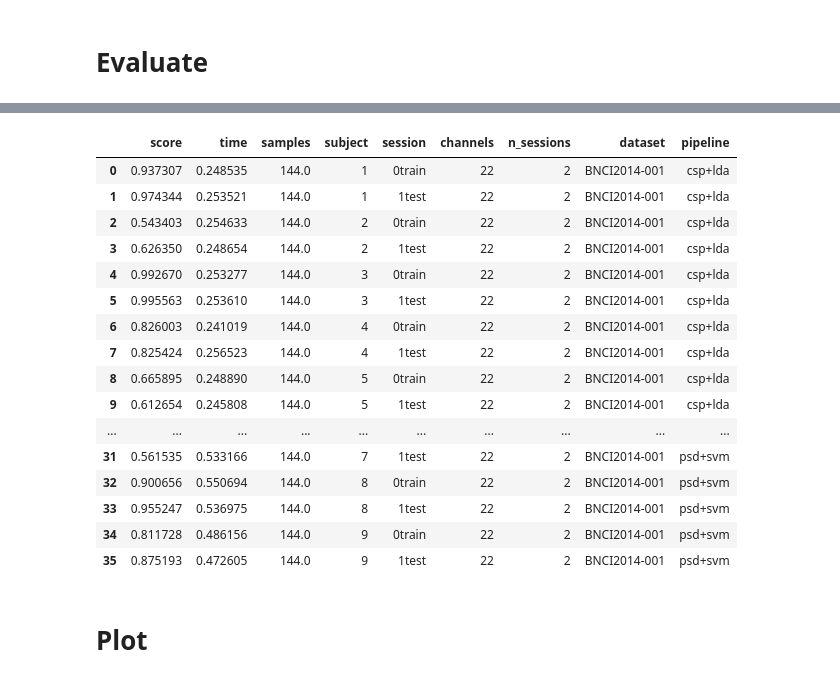
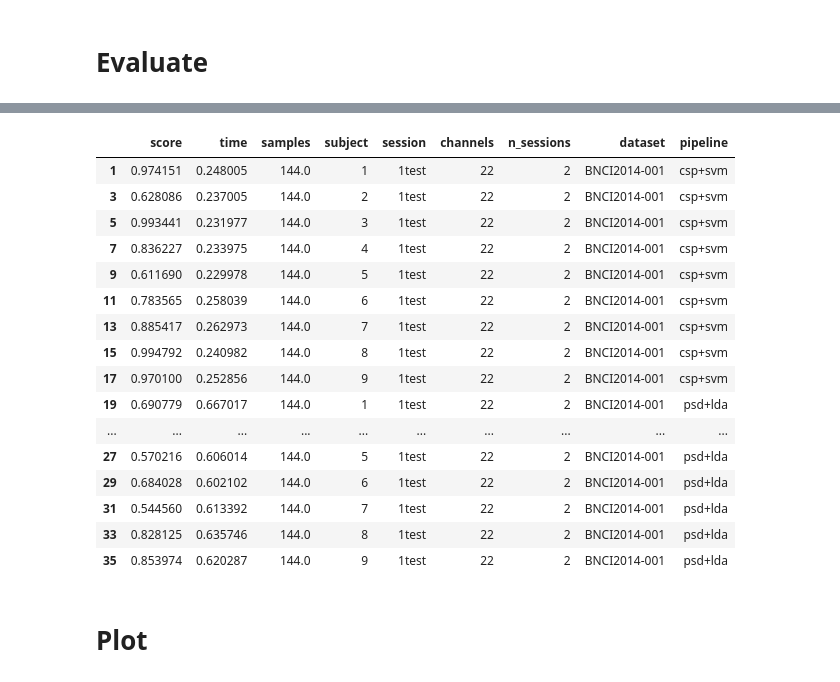
Before and after one commit to ad-jusk/eeg_transformer, a Jupyter notebook: mtl.ipynb, the cells around one changed output, grey strips where cells are left out. Saved outputs shown, nothing was run; the diff lists cells and outputs as text; code cells hidden in the pictures.

```diff
--- a/mtl.ipynb
+++ b/mtl.ipynb
@@ -28,7 +28,7 @@ warnings.filterwarnings("ignore")
 # %%
 dataset = BNCI2014_001()
 dataset.subject_list = [1, 2, 3, 4, 5, 6, 7, 8, 9]
-paradigm = LeftRightImagery()
+paradigm = LeftRightImagery(channels=None)
 data = dataset.get_data(subjects=[1])
 data[1]["0train"]["0"]
 # %% [output]
@@ -56,17 +56,19 @@ data[1]["0train"]["0"]
 **2** - PSD + LDA
 # %%
 pipelines = {
-    "csp+lda": make_pipeline(CSP(n_components=6), LDA()),
-    "psd+svm": make_pipeline(
+    "csp+svm": make_pipeline(CSP(n_components=6), SVC(kernel="linear")),
+    "psd+lda": make_pipeline(
+
         PSDEstimator(fmin=7, fmax=31, sfreq=250),
         FunctionTransformer(lambda X: X.reshape(X.shape[0], -1)),
-        SVC(kernel="linear"),
+        LDA(),
     ),
+
 }
 # %% [markdown]
 # Evaluate
 # %%
 evaluation = CrossSessionEvaluation(paradigm=paradigm, datasets=[dataset], overwrite=True)
 results = evaluation.process(pipelines)
-results
+results[results["session"] == "1test"]
 # %% [output]
@@ -90,20 +92,20 @@ results
 |  | score | time | samples | subject | session | channels | n_sessions | dataset | pipeline |
-| 0 | 0.937307 | 0.248535 | 144.0 | 1 | 0train | 22 | 2 | BNCI2014-001 | csp+lda |
-| 1 | 0.974344 | 0.253521 | 144.0 | 1 | 1test | 22 | 2 | BNCI2014-001 | csp+lda |
-| 2 | 0.543403 | 0.254633 | 144.0 | 2 | 0train | 22 | 2 | BNCI2014-001 | csp+lda |
-| 3 | 0.626350 | 0.248654 | 144.0 | 2 | 1test | 22 | 2 | BNCI2014-001 | csp+lda |
-| 4 | 0.992670 | 0.253277 | 144.0 | 3 | 0train | 22 | 2 | BNCI2014-001 | csp+lda |
-| 5 | 0.995563 | 0.253610 | 144.0 | 3 | 1test | 22 | 2 | BNCI2014-001 | csp+lda |
-| 6 | 0.826003 | 0.241019 | 144.0 | 4 | 0train | 22 | 2 | BNCI2014-001 | csp+lda |
-| 7 | 0.825424 | 0.256523 | 144.0 | 4 | 1test | 22 | 2 | BNCI2014-001 | csp+lda |
-| 8 | 0.665895 | 0.248890 | 144.0 | 5 | 0train | 22 | 2 | BNCI2014-001 | csp+lda |
-| 9 | 0.612654 | 0.245808 | 144.0 | 5 | 1test | 22 | 2 | BNCI2014-001 | csp+lda |
+| 1 | 0.974151 | 0.248005 | 144.0 | 1 | 1test | 22 | 2 | BNCI2014-001 | csp+svm |
+| 3 | 0.628086 | 0.237005 | 144.0 | 2 | 1test | 22 | 2 | BNCI2014-001 | csp+svm |
+| 5 | 0.993441 | 0.231977 | 144.0 | 3 | 1test | 22 | 2 | BNCI2014-001 | csp+svm |
+| 7 | 0.836227 | 0.233975 | 144.0 | 4 | 1test | 22 | 2 | BNCI2014-001 | csp+svm |
+| 9 | 0.611690 | 0.229978 | 144.0 | 5 | 1test | 22 | 2 | BNCI2014-001 | csp+svm |
+| 11 | 0.783565 | 0.258039 | 144.0 | 6 | 1test | 22 | 2 | BNCI2014-001 | csp+svm |
+| 13 | 0.885417 | 0.262973 | 144.0 | 7 | 1test | 22 | 2 | BNCI2014-001 | csp+svm |
+| 15 | 0.994792 | 0.240982 | 144.0 | 8 | 1test | 22 | 2 | BNCI2014-001 | csp+svm |
+| 17 | 0.970100 | 0.252856 | 144.0 | 9 | 1test | 22 | 2 | BNCI2014-001 | csp+svm |
+| 19 | 0.690779 | 0.667017 | 144.0 | 1 | 1test | 22 | 2 | BNCI2014-001 | psd+lda |
 | ... | ... | ... | ... | ... | ... | ... | ... | ... | ... |
-| 31 | 0.561535 | 0.533166 | 144.0 | 7 | 1test | 22 | 2 | BNCI2014-001 | psd+svm |
-| 32 | 0.900656 | 0.550694 | 144.0 | 8 | 0train | 22 | 2 | BNCI2014-001 | psd+svm |
-| 33 | 0.955247 | 0.536975 | 144.0 | 8 | 1test | 22 | 2 | BNCI2014-001 | psd+svm |
-| 34 | 0.811728 | 0.486156 | 144.0 | 9 | 0train | 22 | 2 | BNCI2014-001 | psd+svm |
-| 35 | 0.875193 | 0.472605 | 144.0 | 9 | 1test | 22 | 2 | BNCI2014-001 | psd+svm |
+| 27 | 0.570216 | 0.606014 | 144.0 | 5 | 1test | 22 | 2 | BNCI2014-001 | psd+lda |
+| 29 | 0.684028 | 0.602102 | 144.0 | 6 | 1test | 22 | 2 | BNCI2014-001 | psd+lda |
+| 31 | 0.544560 | 0.613392 | 144.0 | 7 | 1test | 22 | 2 | BNCI2014-001 | psd+lda |
+| 33 | 0.828125 | 0.635746 | 144.0 | 8 | 1test | 22 | 2 | BNCI2014-001 | psd+lda |
+| 35 | 0.853974 | 0.620287 | 144.0 | 9 | 1test | 22 | 2 | BNCI2014-001 | psd+lda |
 # %% [markdown]
 # Plot
 # %%
```
Also changed, not shown: parts of 3 cells of this notebook, 2 other files.
